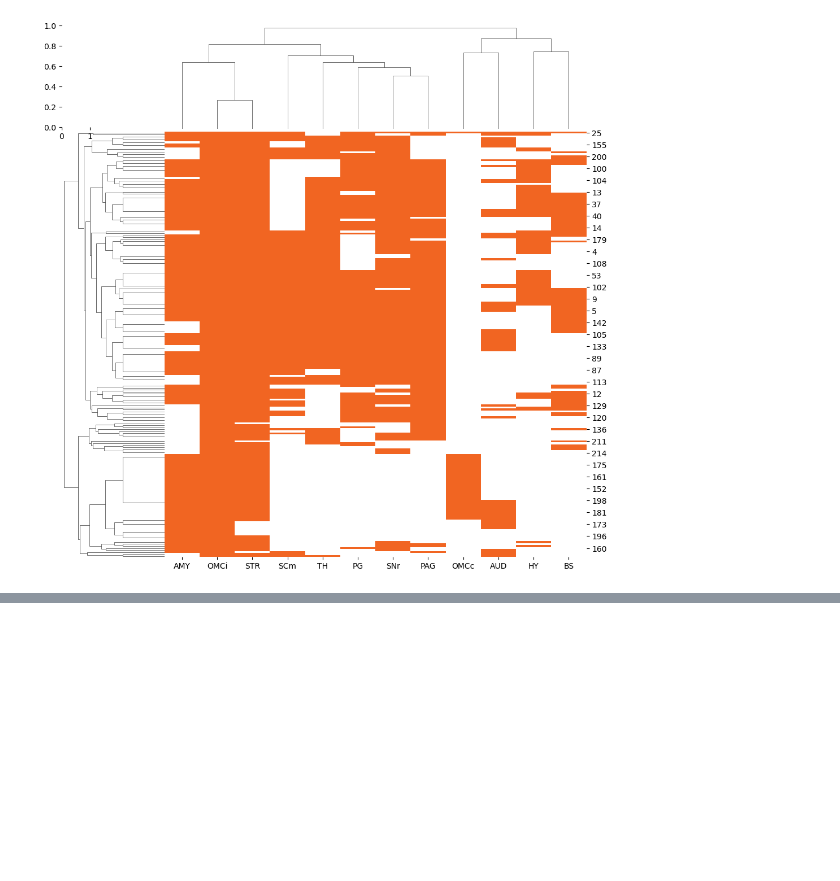
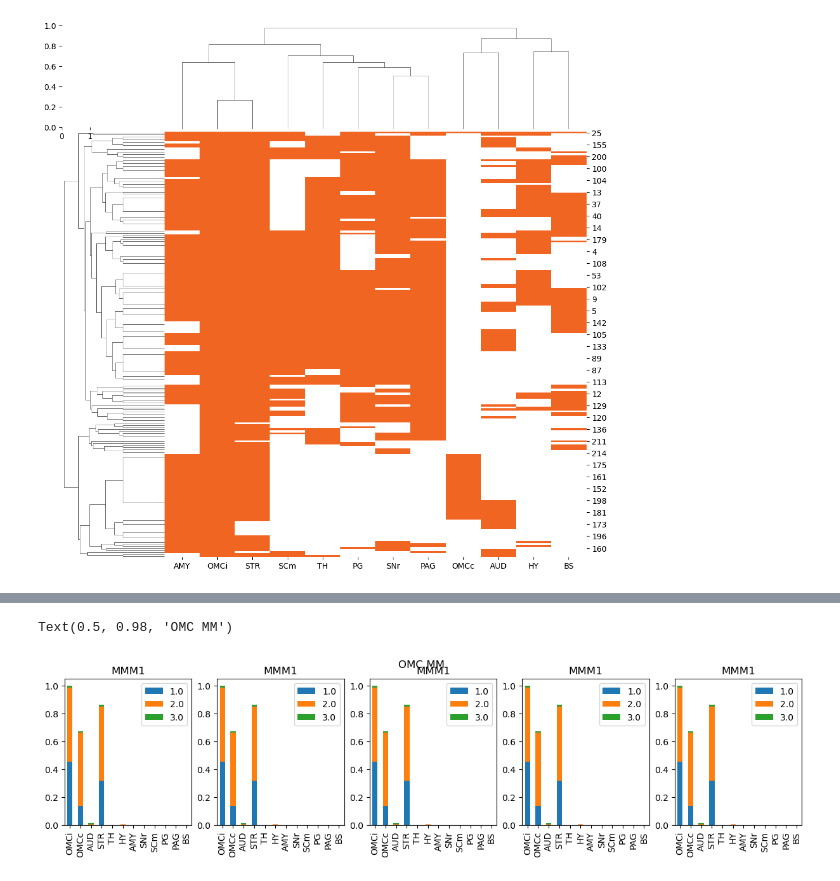
Before and after one commit to eisko/MAPseq_analysis, a Jupyter notebook: M194_M220_single_cell.ipynb, the cells around one changed output, grey strips where cells are left out. Saved outputs shown, nothing was run; the diff lists cells and outputs as text; code cells hidden in the pictures; blank space fills up the shorter version.

```diff
--- a/M194_M220_single_cell.ipynb
+++ b/M194_M220_single_cell.ipynb
@@ -264,0 +288,25 @@ for i in range(len(omc_it_st)):
+# %%
+node_degrees_mm = []
+for i in range(len(omc_it_mm)):
+    row_sums = omc_it_mm[i].sum(axis=1) -1 # have to subtract one for injection site (OMCi)
+    node_degrees_mm.append(row_sums)
+
+node_degrees_st = []
+for i in range(len(omc_it_st)):
+    row_sums = omc_it_st[i].sum(axis=1) -1 # have to subtract one for injection site (OMCi)
+    node_degrees_st.append(row_sums)
+# %%
+fig, axs = plt.subplots(1,5, figsize=(15,3))
+
+i = 0
+for ax in axs.flat:
+    bin_x_nodes = omc_it_mm[i].mul(node_degrees_mm[i], axis=0)
+    stack_nodes_area = bin_x_nodes.apply(pd.value_counts).drop([0]) # drop node count 0 row
+    nodes_area_prop = stack_nodes_area/(stack_nodes_area['OMCi'].sum())
+    plotDF = pd.DataFrame(nodes_area_prop.transpose())
+    plotDF.plot(kind='bar', stacked=True, edgecolor='none', ax=ax)
+    ax.set_title(mice_mm[i])
+plt.suptitle("OMC MM")
+# %% [output]
+Text(0.5, 0.98, 'OMC MM')
+[figure, added]
```
Also changed, not shown: parts of 9 cells of this notebook, 1 other file.
